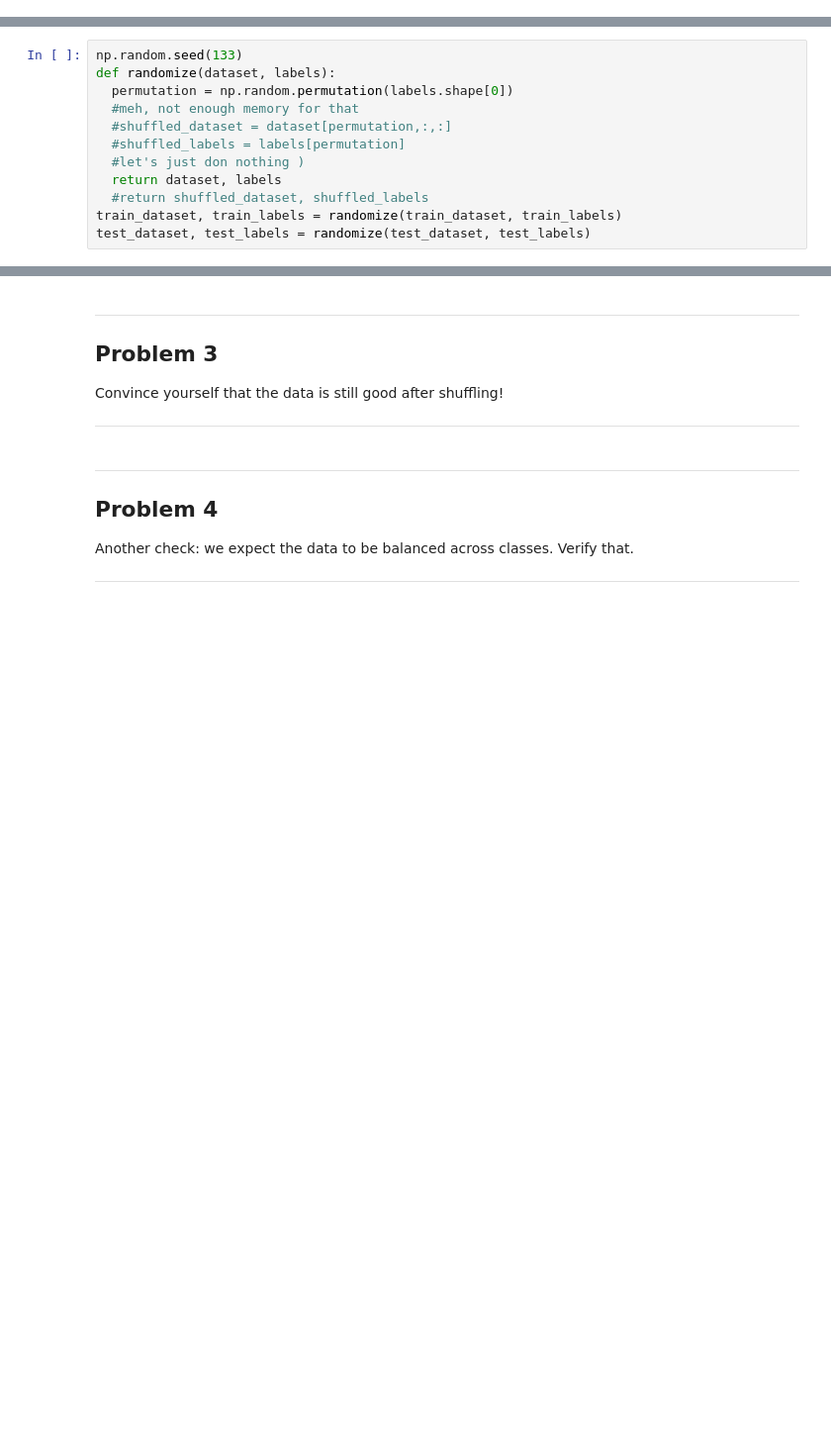
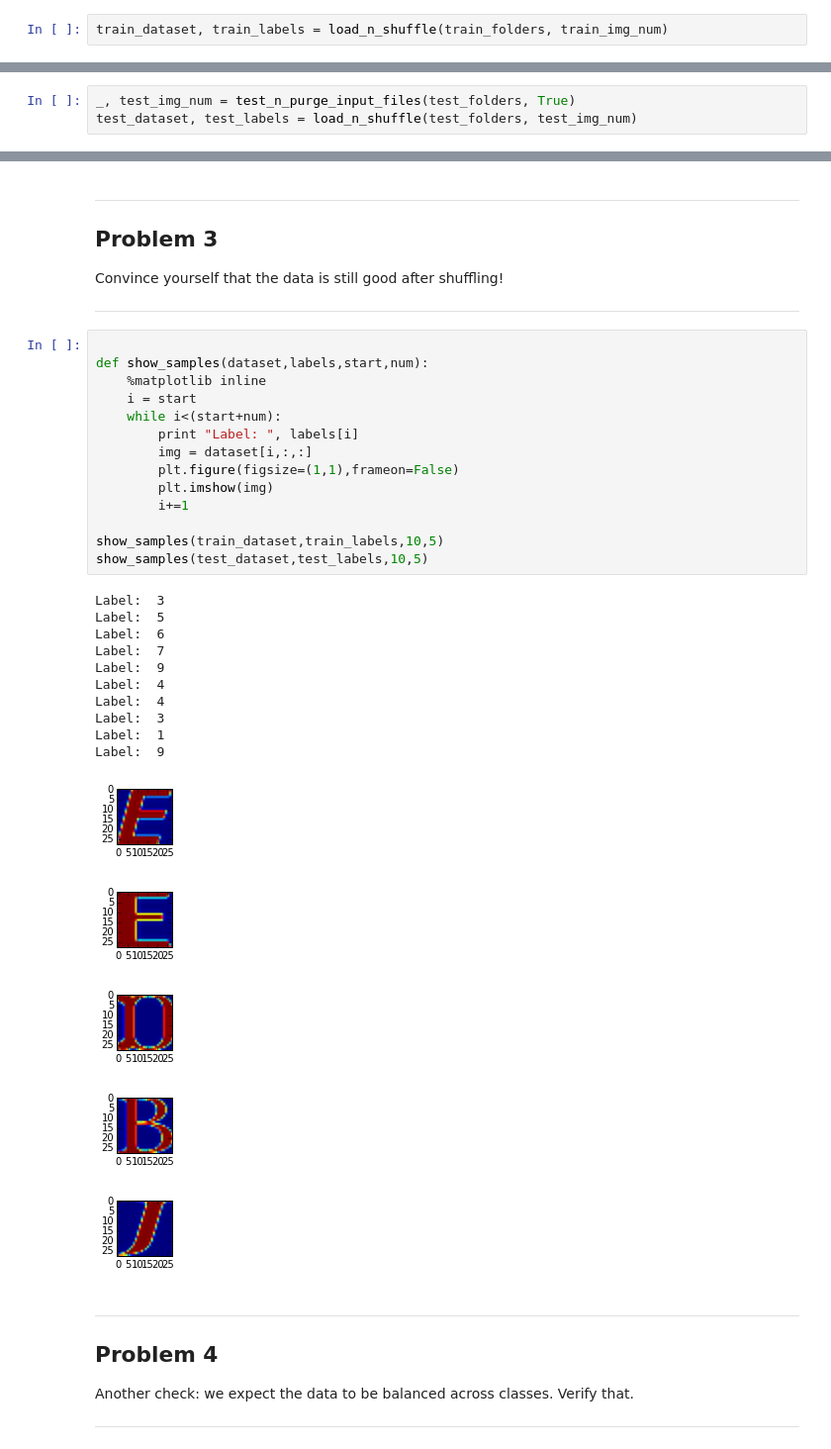
Before and after one commit to sambrego/tensorflow, a Jupyter notebook: tensorflow/examples/udacity/1_notmnist.ipynb, the cells around one changed output, grey strips where cells are left out. Shown at 99% size. Cells and saved outputs as stored; diff of their text form; blank space fills up the shorter version.

Commit message:
I deal'd with shuffling array without enough memory and some checks for consistency. That's all.

```diff
--- a/tensorflow/examples/udacity/1_notmnist.ipynb
+++ b/tensorflow/examples/udacity/1_notmnist.ipynb
@@ -201,0 +249,2 @@ label_index  9  assigned to  notMNIST_small/J
+# %%
+train_dataset, train_labels = load_n_shuffle(train_folders, train_img_num)
@@ -201,0 +263,3 @@ label_index  9  assigned to  notMNIST_small/J
+# %%
+_, test_img_num = test_n_purge_input_files(test_folders, True)
+test_dataset, test_labels = load_n_shuffle(test_folders, test_img_num)
@@ -209,15 +303,3 @@ Let's verify that the data still looks good. Displaying a sample of the labels a
 ---
 # %% [markdown]
 Next, we'll randomize the data. It's important to have the labels well shuffled for the training and test distributions to match.
-# %%
-np.random.seed(133)
-def randomize(dataset, labels):
-  permutation = np.random.permutation(labels.shape[0])
-  #meh, not enough memory for that
-  #shuffled_dataset = dataset[permutation,:,:]
-  #shuffled_labels = labels[permutation]
-  #let's just don nothing )
-  return dataset, labels
-  #return shuffled_dataset, shuffled_labels
-train_dataset, train_labels = randomize(train_dataset, train_labels)
-test_dataset, test_labels = randomize(test_dataset, test_labels)
@@ -228,6 +312,36 @@ Problem 3
 Convince yourself that the data is still good after shuffling!
 
 ---
+# %%
+
+def show_samples(dataset,labels,start,num):
+    %matplotlib inline
+    i = start
+    while i<(start+num):
+        print "Label: ", labels[i]
+        img = dataset[i,:,:]
+        plt.figure(figsize=(1,1),frameon=False)
+        plt.imshow(img)
+        i+=1
+
+show_samples(train_dataset,train_labels,10,5)
+show_samples(test_dataset,test_labels,10,5)
+# %% [output]
+Label:  3
+Label:  5
+Label:  6
+Label:  7
+Label:  9
+Label:  4
+Label:  4
+Label:  3
+Label:  1
+Label:  9
+[figure, added]
+[figure, added]
+[figure, added]
+[figure, added]
+[figure, added]
 # %% [markdown]
 ---
 Problem 4
```
Also changed, not shown: parts of 11 cells of this notebook.
